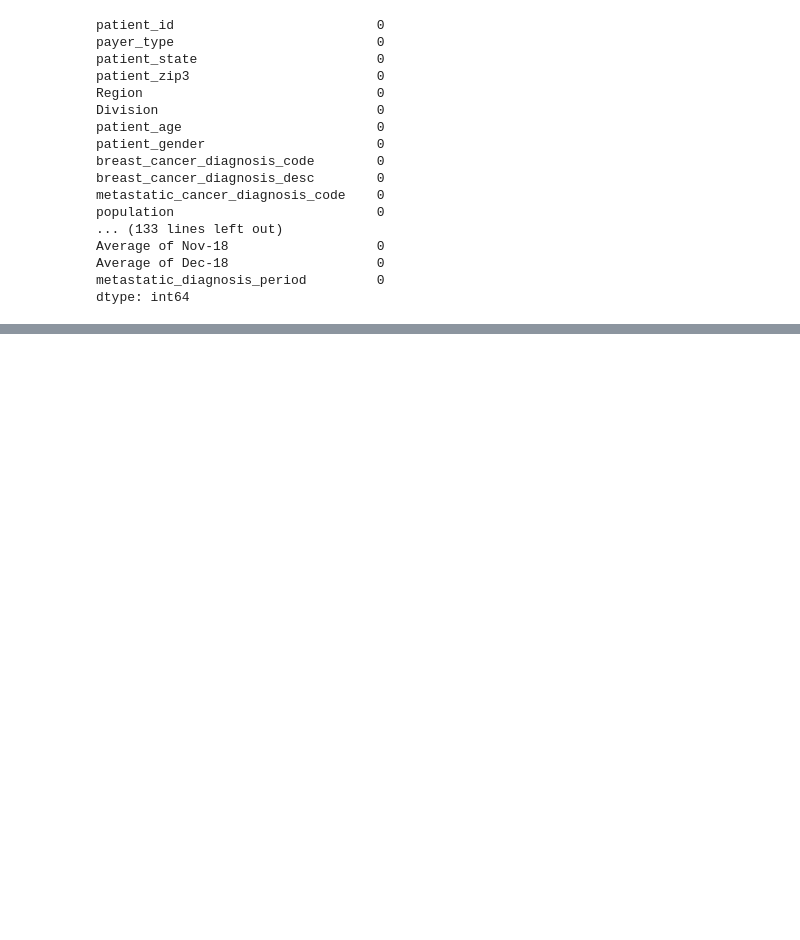
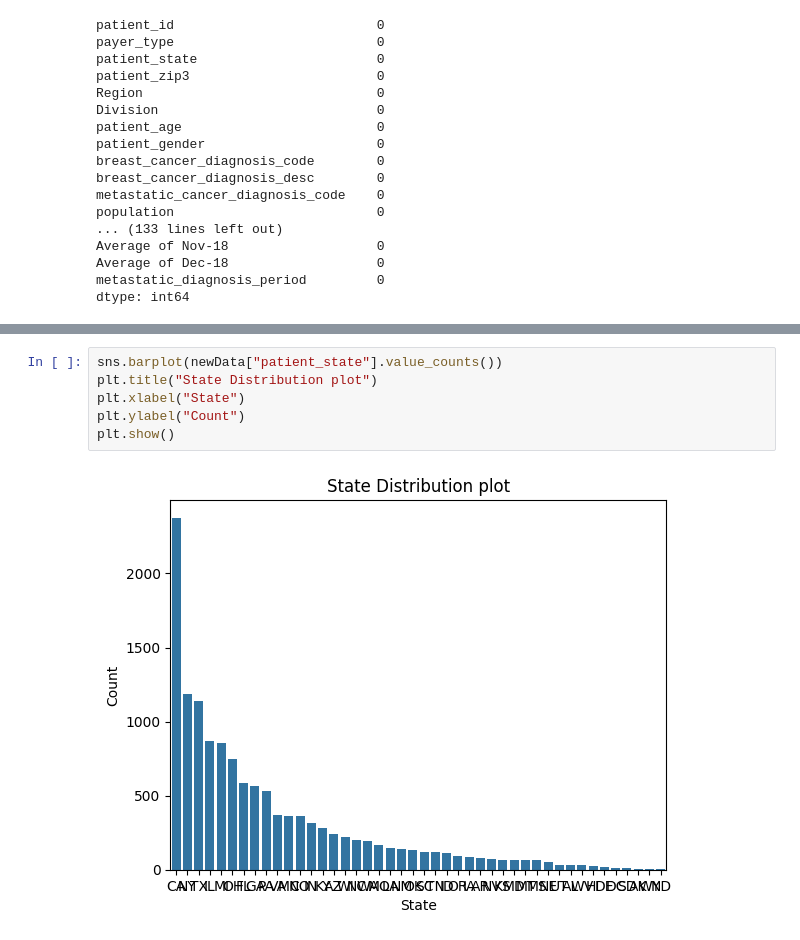
Before and after one commit to Chaitanya-surisetty/DataComp, a Jupyter notebook: TestFile.ipynb, the cells around one changed output, grey strips where cells are left out. Cells and saved outputs as stored; diff of their text form; blank space fills up the shorter version.

```diff
--- a/TestFile.ipynb
+++ b/TestFile.ipynb
@@ -403,0 +412,8 @@ dtype: int64
+# %%
+sns.barplot(newData["patient_state"].value_counts())
+plt.title("State Distribution plot")
+plt.xlabel("State")
+plt.ylabel("Count")
+plt.show()
+# %% [output]
+[figure, added]
```
Also changed, not shown: parts of 2 cells of this notebook.
